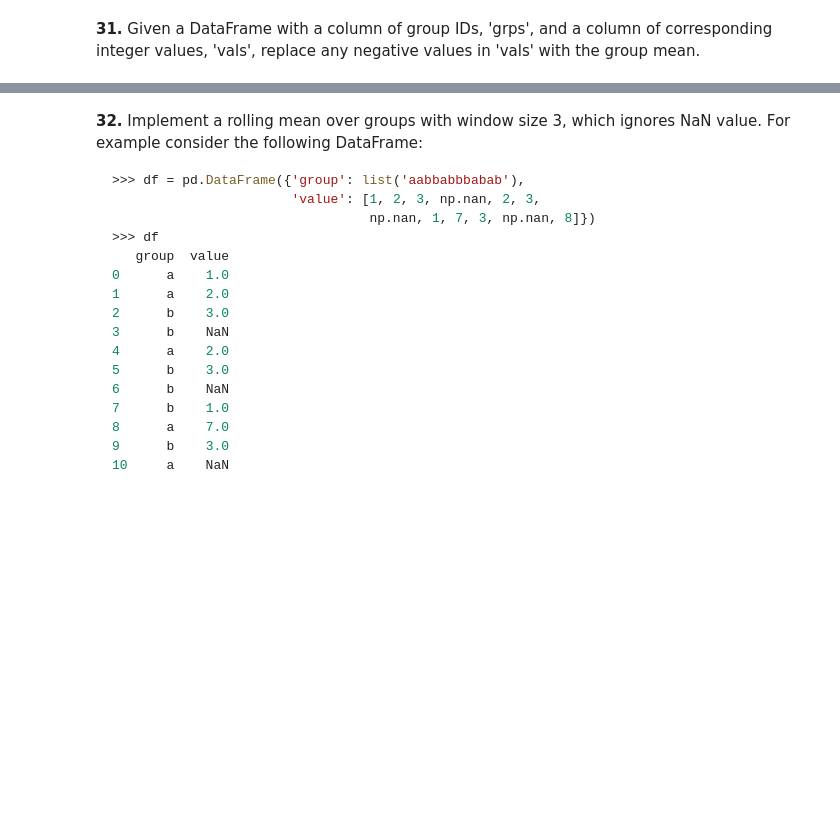
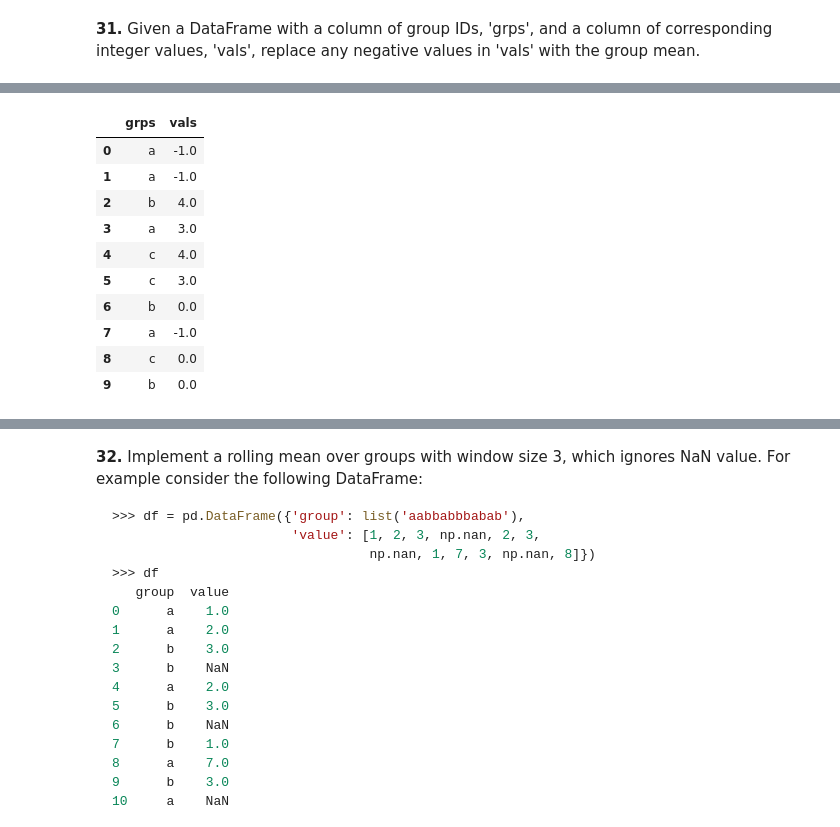
Before and after one commit to rachelpoole/100-pandas-puzzles, a Jupyter notebook: 100-pandas-puzzles.ipynb, the cells around one changed output, grey strips where cells are left out. Drawn from its saved outputs; the diff is of its cells as text; code cells hidden in the pictures; blank space fills up the shorter version.

```diff
--- a/100-pandas-puzzles.ipynb
+++ b/100-pandas-puzzles.ipynb
@@ -479,0 +497,20 @@ df.unstack().sort_values(ascending = False)[:3].index.tolist()
+# %%
+# My answer
+group_means = df.groupby('grps').mean()
+group_means['grps'] = group_means.index
+df = df.join(group_means['vals'], on = 'grps', rsuffix = ('_means'))
+df.loc[df['vals']<0, 'vals'] = df['vals_means']
+df = df.drop('vals_means', axis = 1)
+df
+# %% [output]
+|  | grps | vals |
+| 0 | a | -1.0 |
+| 1 | a | -1.0 |
+| 2 | b | 4.0 |
+| 3 | a | 3.0 |
+| 4 | c | 4.0 |
+| 5 | c | 3.0 |
+| 6 | b | 0.0 |
+| 7 | a | -1.0 |
+| 8 | c | 0.0 |
+| 9 | b | 0.0 |
```
Also changed, not shown: parts of 3 cells of this notebook.
